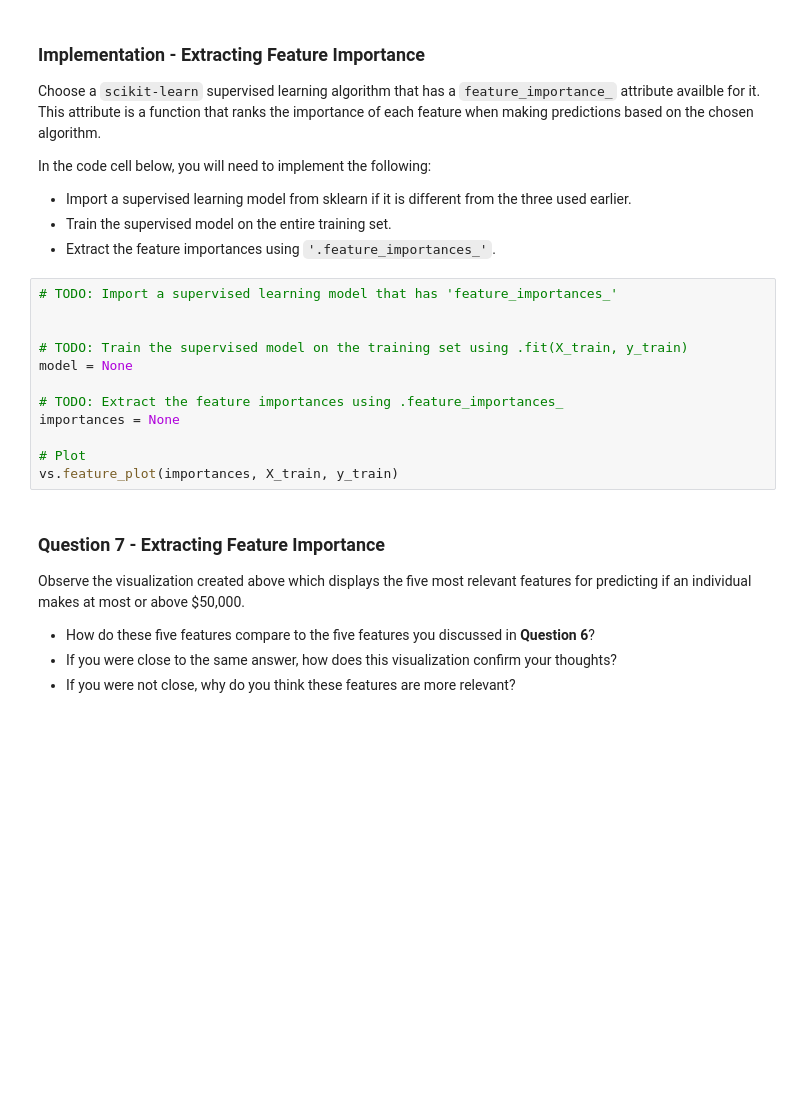
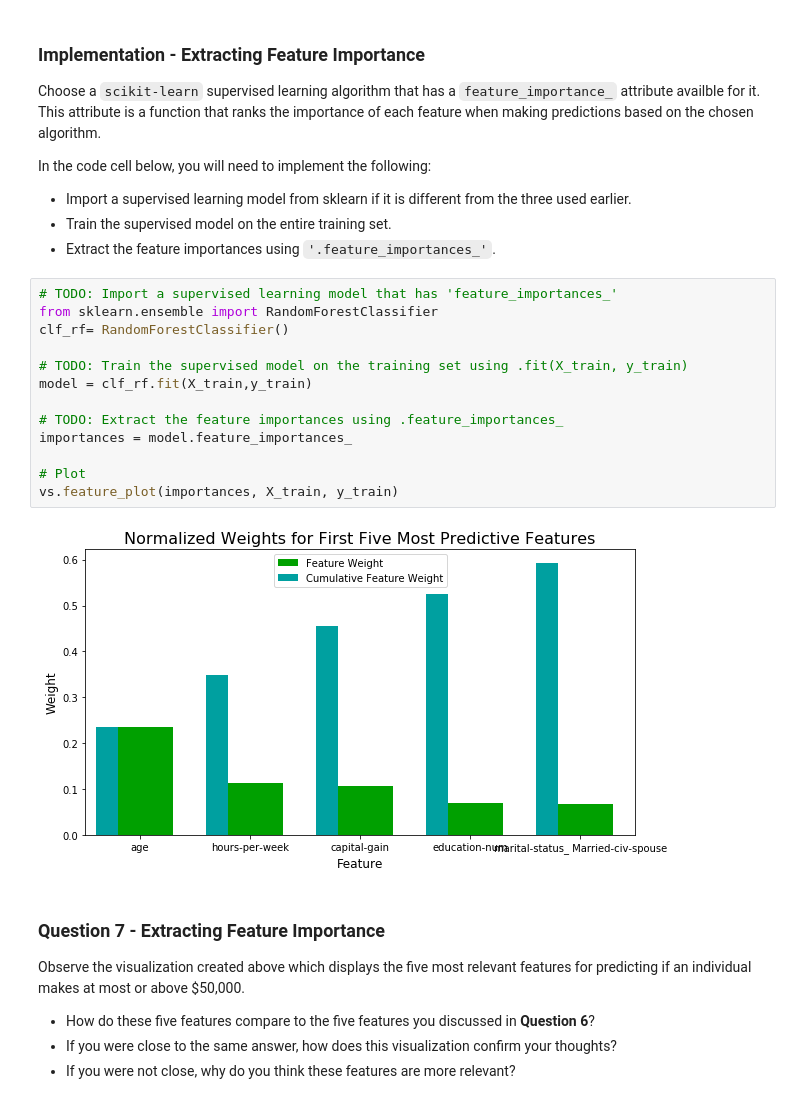
Before and after one commit to GuilleMarc/SupLearning_Project1, a Jupyter notebook: finding_donors.ipynb, the cells around one changed output. Drawn from its saved outputs; the diff is of its cells as text; blank space fills up the shorter version.

```diff
--- a/finding_donors.ipynb
+++ b/finding_donors.ipynb
@@ -593,16 +633,19 @@ In the code cell below, you will need to implement the following:
  - Extract the feature importances using `'.feature_importances_'`.
 # %%
 # TODO: Import a supervised learning model that has 'feature_importances_'
-
+from sklearn.ensemble import RandomForestClassifier
+clf_rf= RandomForestClassifier()
 
 # TODO: Train the supervised model on the training set using .fit(X_train, y_train)
-model = None
+model = clf_rf.fit(X_train,y_train)
 
 # TODO: Extract the feature importances using .feature_importances_
-importances = None
+importances = model.feature_importances_
 
 # Plot
 vs.feature_plot(importances, X_train, y_train)
+# %% [output]
+[figure, added]
 # %% [markdown]
 ### Question 7 - Extracting Feature Importance
 
```
Also changed, not shown: parts of 19 cells of this notebook.
